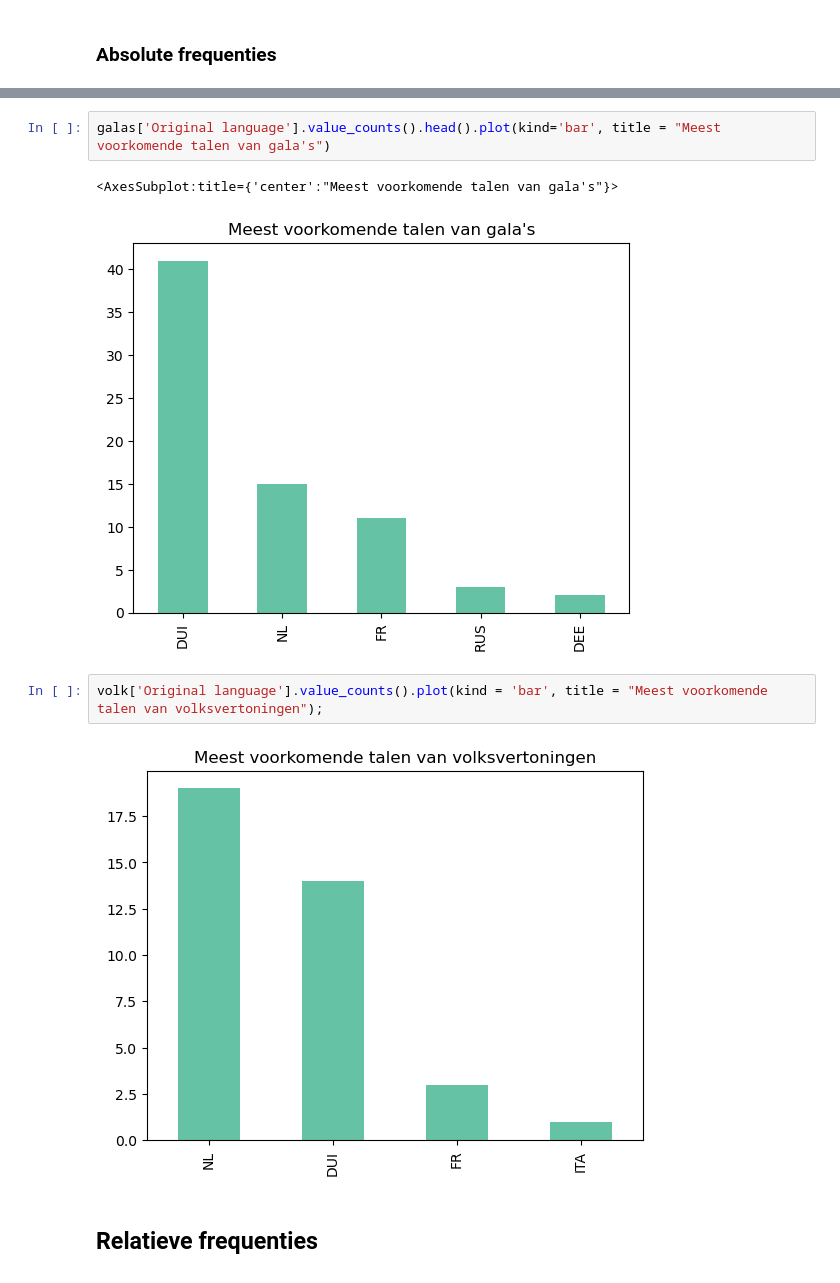
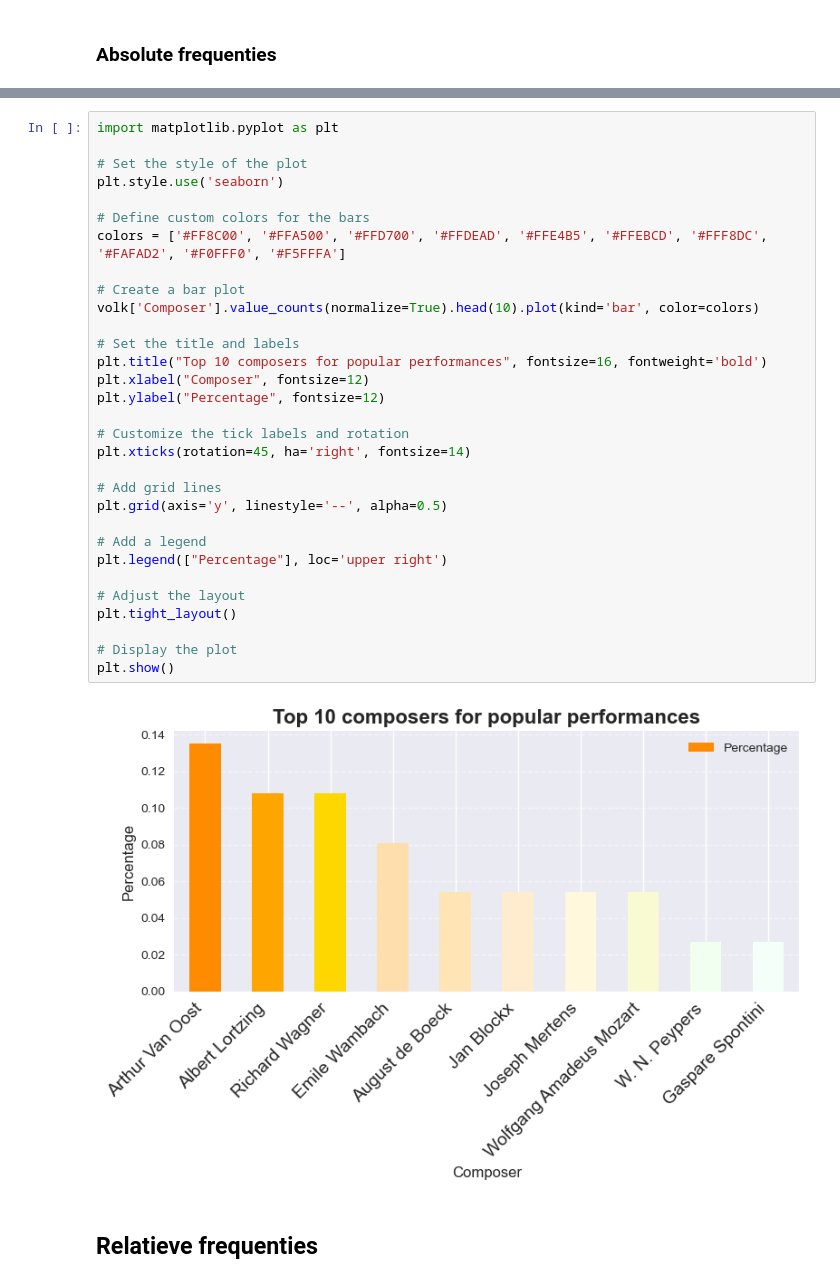
Before and after one commit to MonaDT/OPERA, a Jupyter notebook: notebooks/Gala_Popular.ipynb, the cells around one changed output, grey strips where cells are left out. Cells and saved outputs as stored; diff of their text form.

```diff
--- a/notebooks/Gala_Popular.ipynb
+++ b/notebooks/Gala_Popular.ipynb
@@ -63,11 +121,35 @@ volk['Original title'].value_counts().head(10).plot(kind='bar', title= "Top 10 p
-# %%
-galas['Original language'].value_counts().head().plot(kind='bar', title = "Meest voorkomende talen van gala's")
-# %% [output]
-<AxesSubplot:title={'center':"Meest voorkomende talen van gala's"}>
-[figure, removed]
-# %%
-volk['Original language'].value_counts().plot(kind = 'bar', title = "Meest voorkomende talen van volksvertoningen");
-# %% [output]
-[figure, removed]
+# %%
+import matplotlib.pyplot as plt
+
+# Set the style of the plot
+plt.style.use('seaborn')
+
+# Define custom colors for the bars
+colors = ['#FF8C00', '#FFA500', '#FFD700', '#FFDEAD', '#FFE4B5', '#FFEBCD', '#FFF8DC', '#FAFAD2', '#F0FFF0', '#F5FFFA']
+
+# Create a bar plot
+volk['Composer'].value_counts(normalize=True).head(10).plot(kind='bar', color=colors)
+
+# Set the title and labels
+plt.title("Top 10 composers for popular performances", fontsize=16, fontweight='bold')
+plt.xlabel("Composer", fontsize=12)
+plt.ylabel("Percentage", fontsize=12)
+
+# Customize the tick labels and rotation
+plt.xticks(rotation=45, ha='right', fontsize=14)
+
+# Add grid lines
+plt.grid(axis='y', linestyle='--', alpha=0.5)
+
+# Add a legend
+plt.legend(["Percentage"], loc='upper right')
+
+# Adjust the layout
+plt.tight_layout()
+
+# Display the plot
+plt.show()
+# %% [output]
+[figure, added]
 # %% [markdown]
 ## Relatieve frequenties
```
Also changed, not shown: parts of 17 cells of this notebook, 12 other files.
